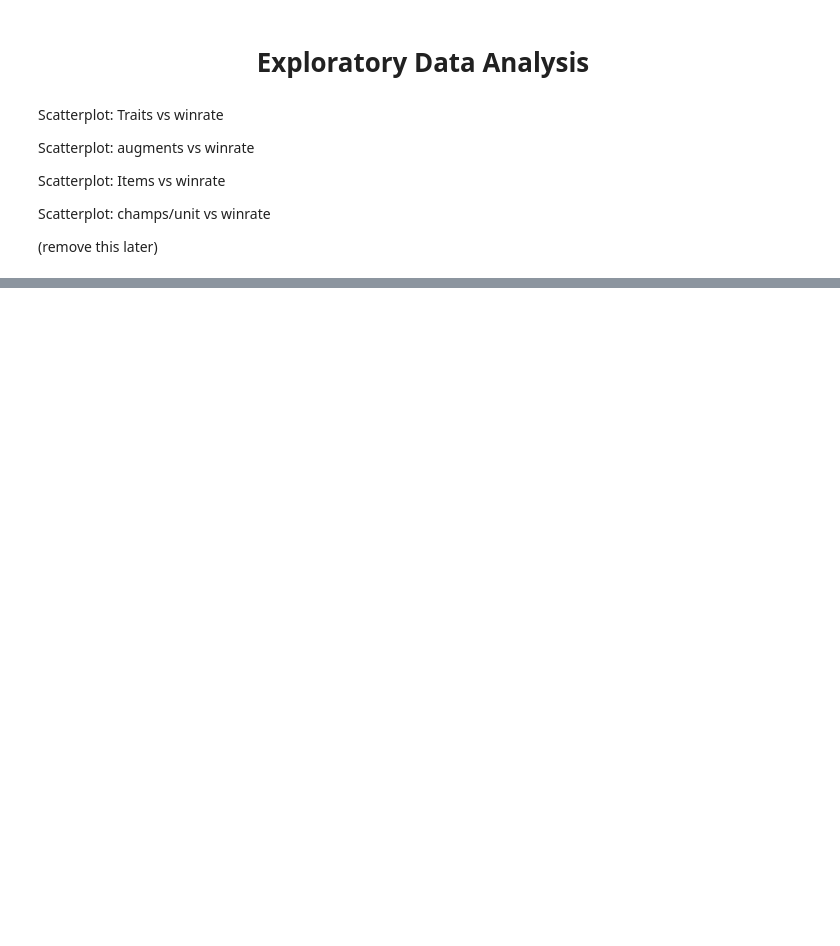
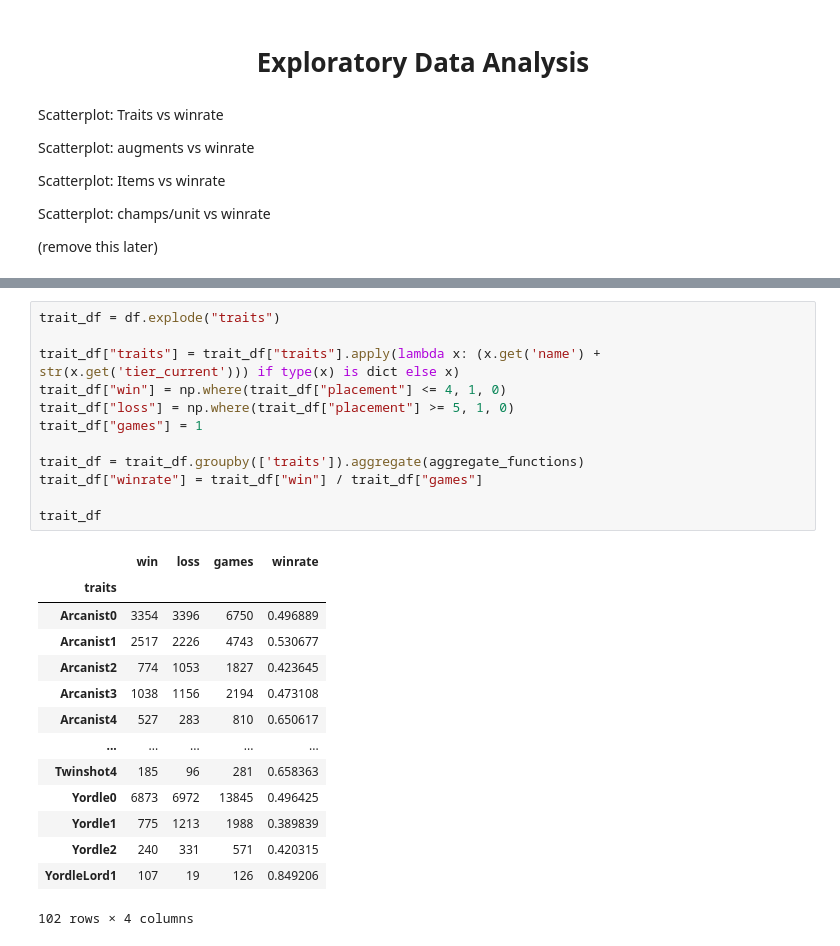
Before and after one commit to jdang2/jdang2.github.io, a Jupyter notebook: CMSC320Final.ipynb, the cells around one changed output, grey strips where cells are left out. Saved outputs shown, nothing was run; the diff lists cells and outputs as text; blank space fills up the shorter version.

```diff
--- a/CMSC320Final.ipynb
+++ b/CMSC320Final.ipynb
@@ -476,0 +494,27 @@ KeyboardInterrupt:
+# %%
+trait_df = df.explode("traits")
+
+trait_df["traits"] = trait_df["traits"].apply(lambda x: (x.get('name') + str(x.get('tier_current'))) if type(x) is dict else x)
+trait_df["win"] = np.where(trait_df["placement"] <= 4, 1, 0)
+trait_df["loss"] = np.where(trait_df["placement"] >= 5, 1, 0)
+trait_df["games"] = 1
+
+trait_df = trait_df.groupby(['traits']).aggregate(aggregate_functions)
+trait_df["winrate"] = trait_df["win"] / trait_df["games"]
+
+trait_df
+# %% [output]
+|  | win | loss | games | winrate |
+| traits |  |  |  |  |
+| Arcanist0 | 3354 | 3396 | 6750 | 0.496889 |
+| Arcanist1 | 2517 | 2226 | 4743 | 0.530677 |
+| Arcanist2 | 774 | 1053 | 1827 | 0.423645 |
+| Arcanist3 | 1038 | 1156 | 2194 | 0.473108 |
+| Arcanist4 | 527 | 283 | 810 | 0.650617 |
+| ... | ... | ... | ... | ... |
+| Twinshot4 | 185 | 96 | 281 | 0.658363 |
+| Yordle0 | 6873 | 6972 | 13845 | 0.496425 |
+| Yordle1 | 775 | 1213 | 1988 | 0.389839 |
+| Yordle2 | 240 | 331 | 571 | 0.420315 |
+| YordleLord1 | 107 | 19 | 126 | 0.849206 |
+102 rows × 4 columns
```
Also changed, not shown: parts of 8 cells of this notebook.
